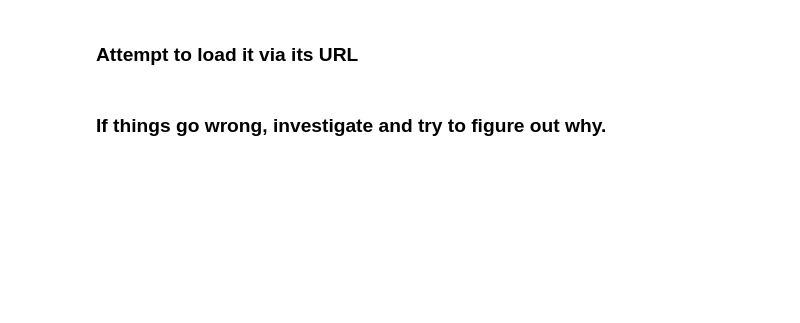
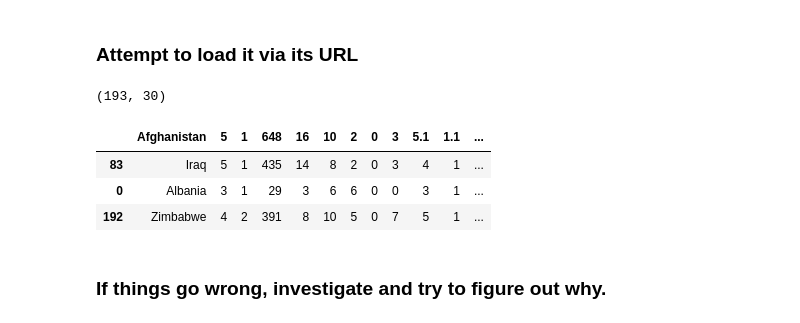
Before and after one commit to daniela500/DS-Unit-1-Sprint-1-Data-Wrangling-and-Storytelling, a Jupyter notebook: module1-exploratory-data-analysis/LS_DS_111_Exploratory_Data_Analysis.ipynb, the cells around one changed output. Saved outputs shown, nothing was run; the diff lists cells and outputs as text; code cells hidden in the pictures; blank space fills up the shorter version.

```diff
--- a/module1-exploratory-data-analysis/LS_DS_111_Exploratory_Data_Analysis.ipynb
+++ b/module1-exploratory-data-analysis/LS_DS_111_Exploratory_Data_Analysis.ipynb
@@ -150,3 +169,16 @@ flag_data_url = 'https://archive.ics.uci.edu/ml/machine-learning-databases/flags
+# %%
+flags = pd.read_csv(flag_data_url)
+# %%
+flags.shape
+# %% [output]
+(193, 30)
+# %%
+flags.sample(3)
+# %% [output]
+|  | Afghanistan | 5 | 1 | 648 | 16 | 10 | 2 | 0 | 3 | 5.1 | 1.1 | ... |
+| 83 | Iraq | 5 | 1 | 435 | 14 | 8 | 2 | 0 | 3 | 4 | 1 | ... |
+| 0 | Albania | 3 | 1 | 29 | 3 | 6 | 6 | 0 | 0 | 3 | 1 | ... |
+| 192 | Zimbabwe | 4 | 2 | 391 | 8 | 10 | 5 | 0 | 7 | 5 | 1 | ... |
 # %% [markdown]
 ### If things go wrong, investigate and try to figure out why.
 # %%
```
Also changed, not shown: parts of 4 cells of this notebook.
